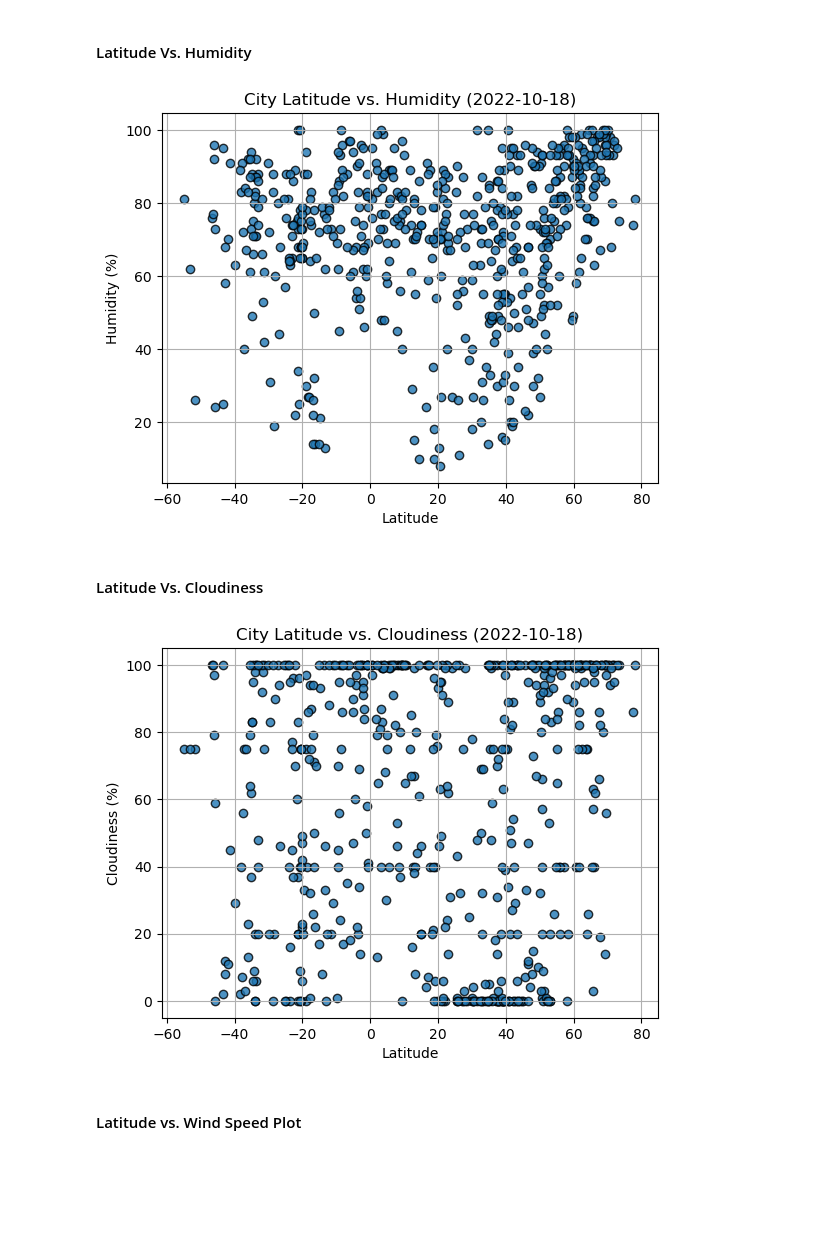
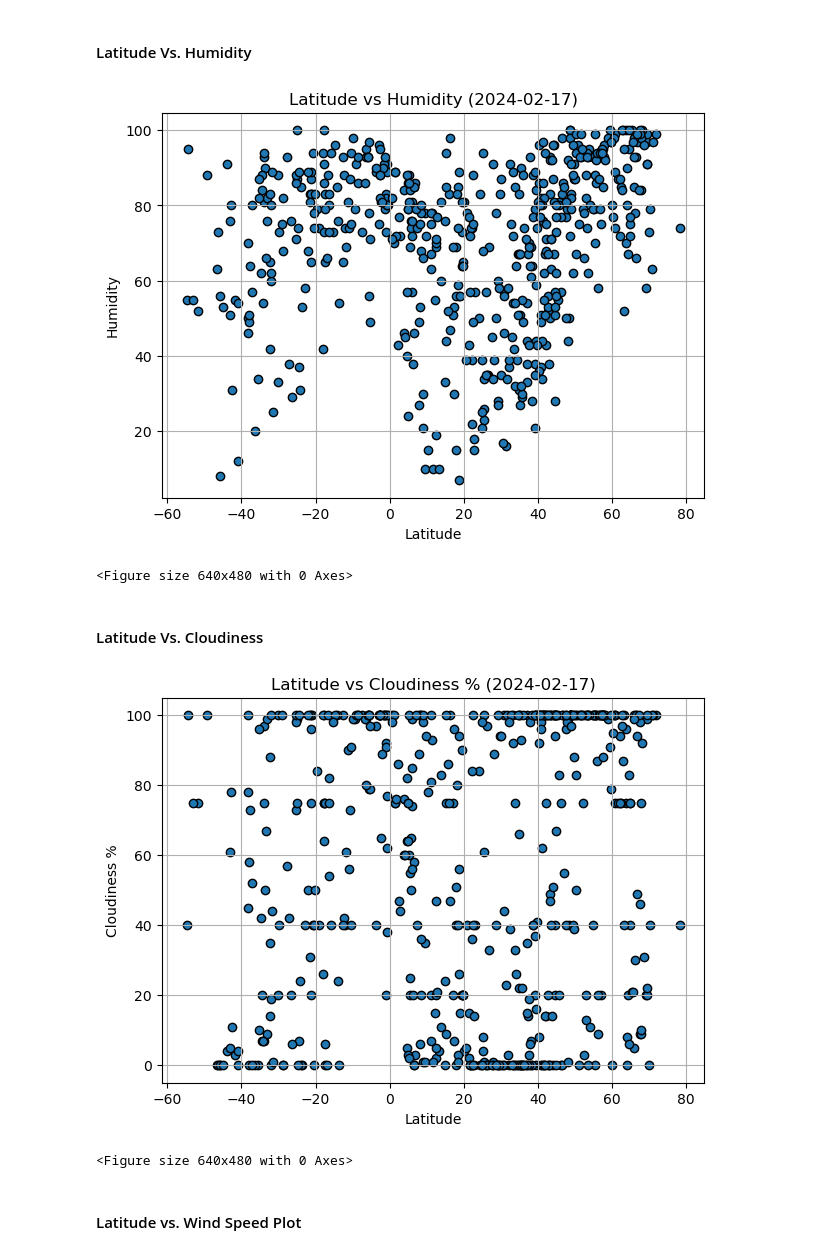
Before and after one commit to teelam1910/python-api-analysis, a Jupyter notebook: WeatherPy/WeatherPy (main).ipynb, the cells around one changed output. Saved outputs shown, nothing was run; the diff lists cells and outputs as text; code cells hidden in the pictures; blank space fills up the shorter version.

```diff
--- a/WeatherPy/WeatherPy (main).ipynb
+++ b/WeatherPy/WeatherPy (main).ipynb
@@ -202,0 +224,24 @@ plt.show()
+# %%
+def chart(x,y, title):
+    plt.figure(figsize=[7,5])
+    plt.scatter(x, y, edgecolor='black')
+    plt.grid()
+    plt.ylabel(title)
+    #plt.savefig(f'output_data/Latitude_vs_{title}.png')
+    plt.xlabel('Latitude')
+    plt.title(f"Latitude vs {title} ({time.strftime('%Y-%m-%d')})")
+    plt.show()
+# %%
+# Build scatter plot for latitude vs. temperature
+# Incorporate the other graph properties
+
+
+x = city_data_df.Lat
+y = city_data_df['Max Temp']
+title = 'Max Temperature (C)'
+
+# Save the figure
+plt.savefig("output_data/Fig1.png")
+
+# Show plot
+plt.show()
@@ -204,26 +255,30 @@ plt.show()
 #### Latitude Vs. Humidity
 # %%
 # Build the scatter plots for latitude vs. humidity
-# YOUR CODE HERE
+# Incorporate the other graph properties
+# y = city_data_df['Humidity']
 
-# Incorporate the other graph properties
-# YOUR CODE HERE
+y = city_data_df['Humidity']
+title = 'Humidity'
+chart(x,y,title)
 
 # Save the figure
 plt.savefig("output_data/Fig2.png")
 
 # Show plot
 plt.show()
 # %% [output]
-[figure, old version]
+[figure, new version]
+<Figure size 640x480 with 0 Axes>
 # %% [markdown]
 #### Latitude Vs. Cloudiness
 # %%
 # Build the scatter plots for latitude vs. cloudiness
-# YOUR CODE HERE
+# Incorporate the other graph properties
+y = city_data_df['Cloudiness']
+title = 'Cloudiness %'
+chart(x,y,title)
 
-# Incorporate the other graph properties
-# YOUR CODE HERE
 
 # Save the figure
 plt.savefig("output_data/Fig3.png")
@@ -231,7 +286,8 @@ plt.savefig("output_data/Fig3.png")
 # Show plot
 plt.show()
 # %% [output]
-[figure, old version]
+[figure, new version]
+<Figure size 640x480 with 0 Axes>
 # %% [markdown]
 #### Latitude vs. Wind Speed Plot
 # %%
```
Also changed, not shown: parts of 14 cells of this notebook, 7 other files.
